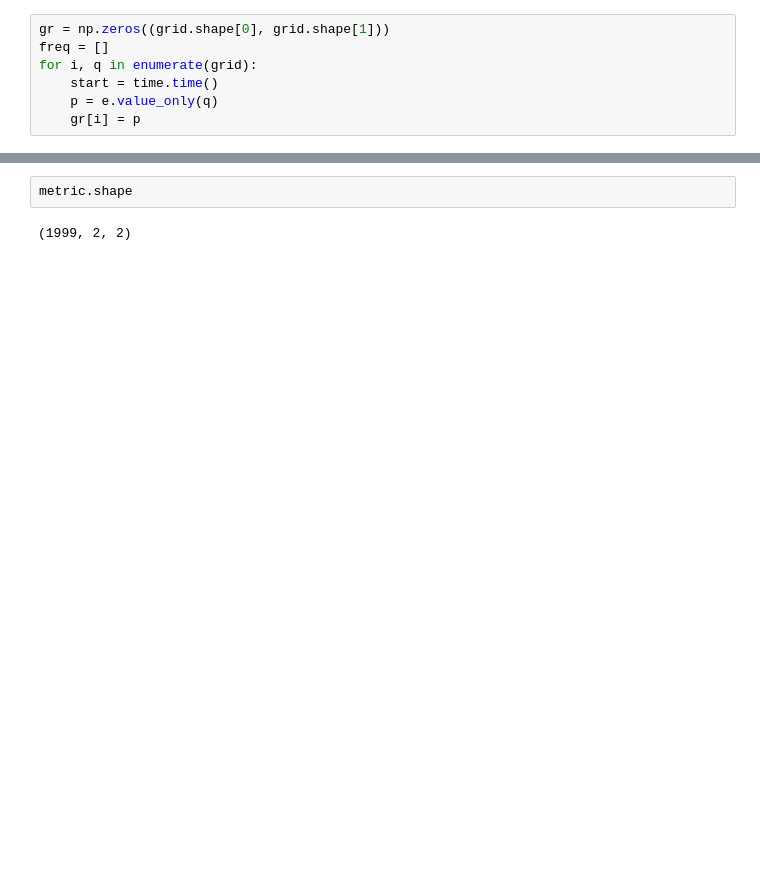
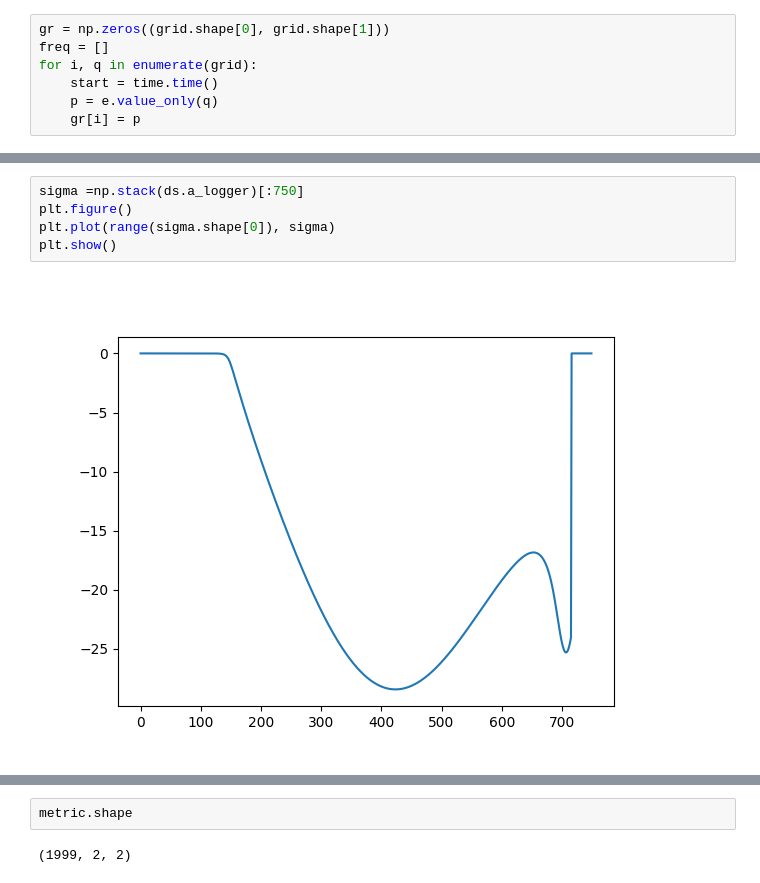
Before and after one commit to Bbosc/GDSOA, a Jupyter notebook: main.ipynb, the cells around one changed output, grey strips where cells are left out. Saved outputs shown, nothing was run; the diff lists cells and outputs as text; blank space fills up the shorter version.

```diff
--- a/main.ipynb
+++ b/main.ipynb
@@ -87,0 +90,7 @@ plt.show()
+# %%
+sigma =np.stack(ds.a_logger)[:750]
+plt.figure()
+plt.plot(range(sigma.shape[0]), sigma)
+plt.show()
+# %% [output]
+[figure, added]
```
Also changed, not shown: parts of 12 cells of this notebook, 2 other files.
